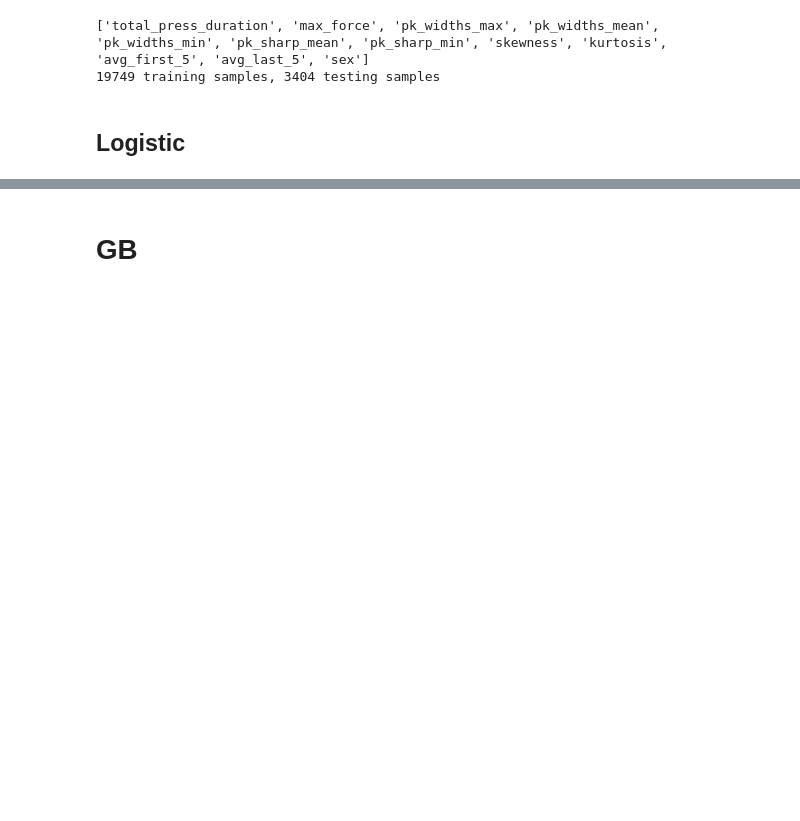
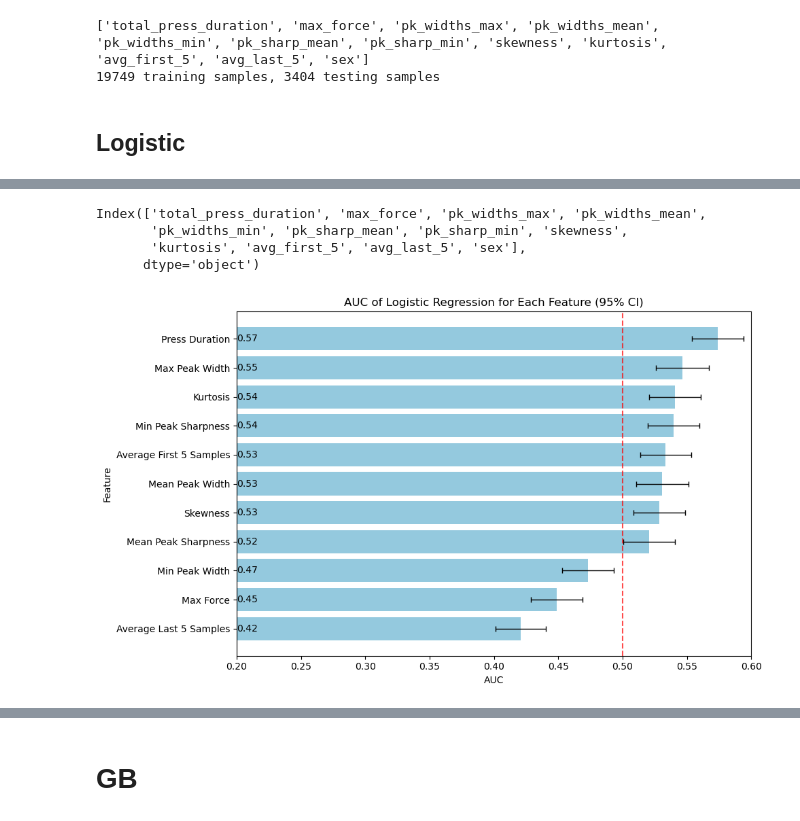
Before and after one commit to Jiefei-Wang/rat-model, a Jupyter notebook: scripts/manuscript/descriptive.ipynb, the cells around one changed output, grey strips where cells are left out. Saved outputs shown, nothing was run; the diff lists cells and outputs as text; code cells hidden in the pictures; blank space fills up the shorter version.

```diff
--- a/scripts/descriptive.ipynb
+++ b/scripts/manuscript/descriptive.ipynb
@@ -288,0 +259,7 @@ def calc_metrics(y_true, y_prob):
+# %%
+x_train.columns
+# %% [output]
+Index(['total_press_duration', 'max_force', 'pk_widths_max', 'pk_widths_mean',
+       'pk_widths_min', 'pk_sharp_mean', 'pk_sharp_min', 'skewness',
+       'kurtosis', 'avg_first_5', 'avg_last_5', 'sex'],
+      dtype='object')
@@ -289,3 +318,55 @@ def calc_metrics(y_true, y_prob):
+# %%
+import matplotlib.pyplot as plt
+import seaborn as sns
+import numpy as np
+
+
+
+df_result2 = df_result.copy()
+df_result2['Feature'] = df_result2['Feature'].map(feature_name_map)
+
+# sort for cleaner plot
+df_result2 = df_result2.sort_values('AUC', ascending=False).reset_index(drop=True)
+
+plt.figure(figsize=(10, 6))
+ax = sns.barplot(data=df_result2, x='AUC', y='Feature', color='skyblue')
+
+# CI error bars
+xerr = np.vstack([
+    df_result2['AUC'] - df_result2['CI_lower'],
+    df_result2['CI_upper'] - df_result2['AUC']
+])
+
+ax.errorbar(
+    df_result2['AUC'],
+    np.arange(len(df_result2)),
+    xerr=xerr,
+    fmt='none',
+    ecolor='black',
+    capsize=3,
+    linewidth=1
+)
+
+#  Add AUC labels inside bars
+for i, auc in enumerate(df_result2['AUC']):
+    ax.text(
+        0.2,                 # small offset from x=0
+        i,
+        f"{auc:.2f}",
+        va='center',
+        ha='left',            # anchor text to the left
+        color='black',
+        fontsize=10
+    )
+
+plt.title("AUC of Logistic Regression for Each Feature (95% CI)")
+plt.axvline(0.5, linestyle='--', color='red', alpha=0.7)  # optional baseline
+ax.set_xlim(0.2, 0.6)
+plt.tight_layout()
+plt.savefig(f"{figure_path}/feature_auc.png", dpi=300, bbox_inches='tight')
+plt.show()
+# %% [output]
+[figure, added]
 # %%
 from sklearn.linear_model import LogisticRegression
 C = 0.009
```
Also changed, not shown: parts of 14 cells of this notebook, 4 other files.
